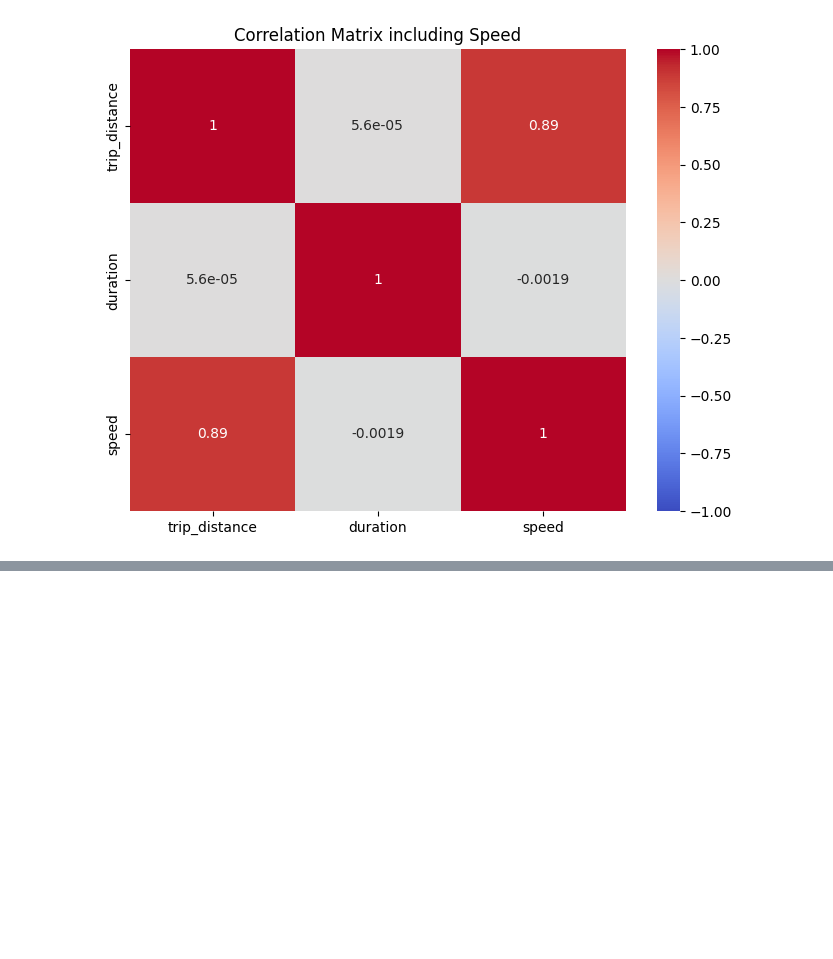
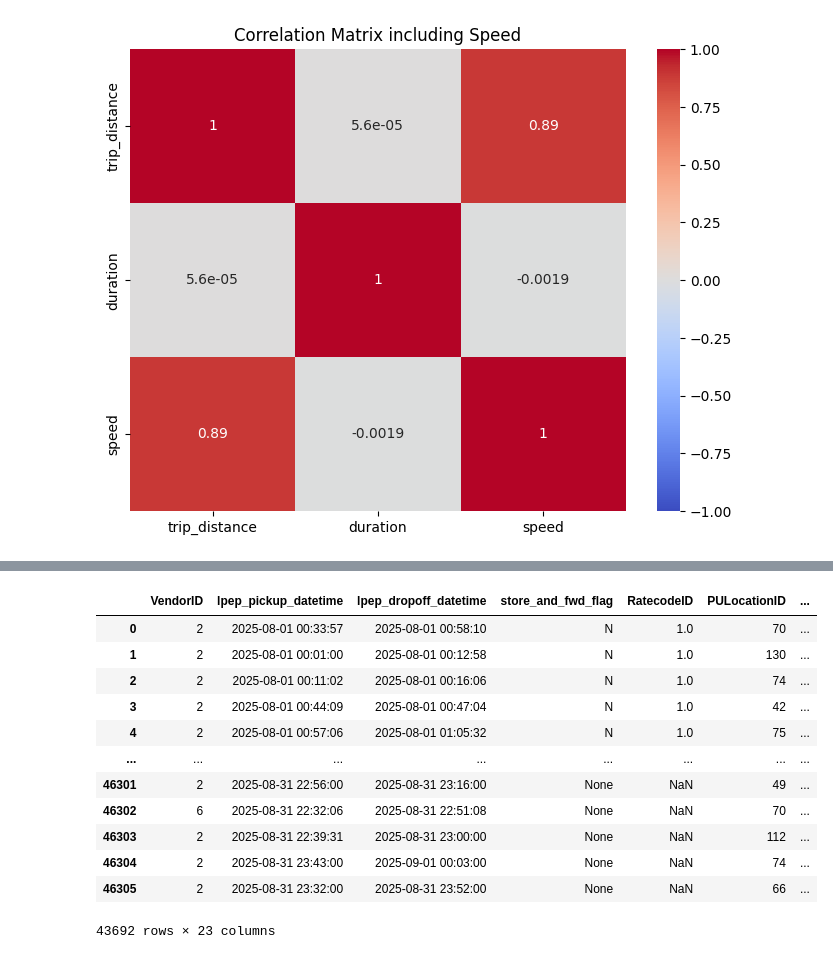
Before and after one commit to Raghul-G2002/MLOPs-Dev, a Jupyter notebook: notebooks/speed_prediction_dev.ipynb, the cells around one changed output, grey strips where cells are left out. Saved outputs shown, nothing was run; the diff lists cells and outputs as text; code cells hidden in the pictures; blank space fills up the shorter version.

```diff
--- a/notebooks/speed_prediction_dev.ipynb
+++ b/notebooks/speed_prediction_dev.ipynb
@@ -15,5 +15,4 @@ df.head()
 df['duration'] = df['lpep_dropoff_datetime'] - df['lpep_pickup_datetime']
 df.duration = df.duration.apply(lambda td: td.total_seconds() / 60)
 # %%
-speed = df['trip_distance'] / (df['duration'] / 60)  # duration is in minutes, convert to hours
-speed.describe()
+df['speed'] = df['trip_distance'] / (df['duration'] / 60)  # duration is in minutes, convert to hours
@@ -43,0 +64,17 @@ plt.show()
+# %%
+df = df[(df.duration >= 1) & (df.duration <= 60)] # Make sure that duration is between 1 and 60 minutes
+df
+# %% [output]
+|  | VendorID | lpep_pickup_datetime | lpep_dropoff_datetime | store_and_fwd_flag | RatecodeID | PULocationID | ... |
+| 0 | 2 | 2025-08-01 00:33:57 | 2025-08-01 00:58:10 | N | 1.0 | 70 | ... |
+| 1 | 2 | 2025-08-01 00:01:00 | 2025-08-01 00:12:58 | N | 1.0 | 130 | ... |
+| 2 | 2 | 2025-08-01 00:11:02 | 2025-08-01 00:16:06 | N | 1.0 | 74 | ... |
+| 3 | 2 | 2025-08-01 00:44:09 | 2025-08-01 00:47:04 | N | 1.0 | 42 | ... |
+| 4 | 2 | 2025-08-01 00:57:06 | 2025-08-01 01:05:32 | N | 1.0 | 75 | ... |
+| ... | ... | ... | ... | ... | ... | ... | ... |
+| 46301 | 2 | 2025-08-31 22:56:00 | 2025-08-31 23:16:00 | None | NaN | 49 | ... |
+| 46302 | 6 | 2025-08-31 22:32:06 | 2025-08-31 22:51:08 | None | NaN | 70 | ... |
+| 46303 | 2 | 2025-08-31 22:39:31 | 2025-08-31 23:00:00 | None | NaN | 112 | ... |
+| 46304 | 2 | 2025-08-31 23:43:00 | 2025-09-01 00:03:00 | None | NaN | 74 | ... |
+| 46305 | 2 | 2025-08-31 23:32:00 | 2025-08-31 23:52:00 | None | NaN | 66 | ... |
+43692 rows × 23 columns
```
Also changed, not shown: parts of 11 cells of this notebook, 4 other files.
